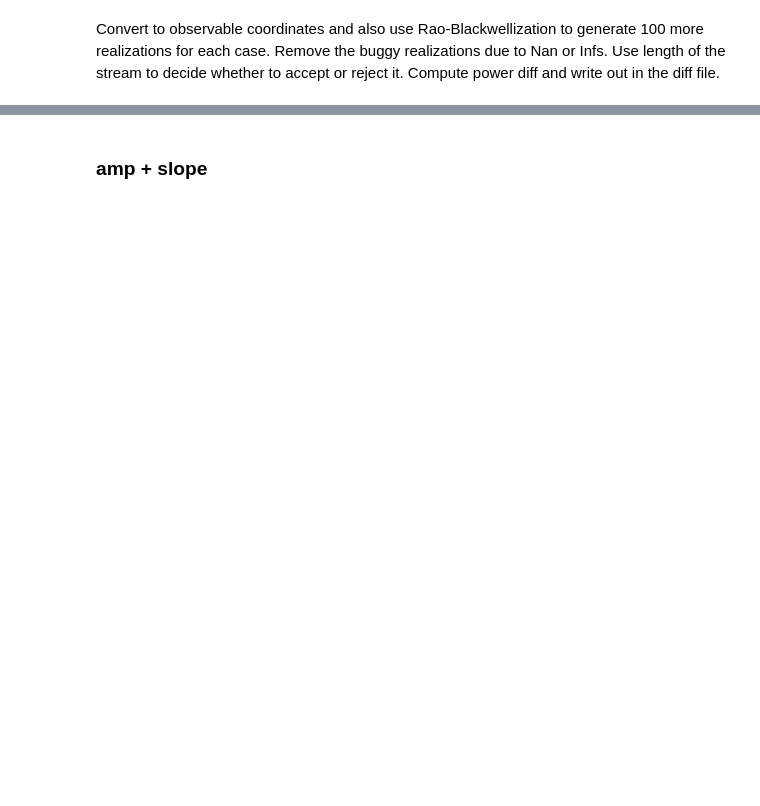
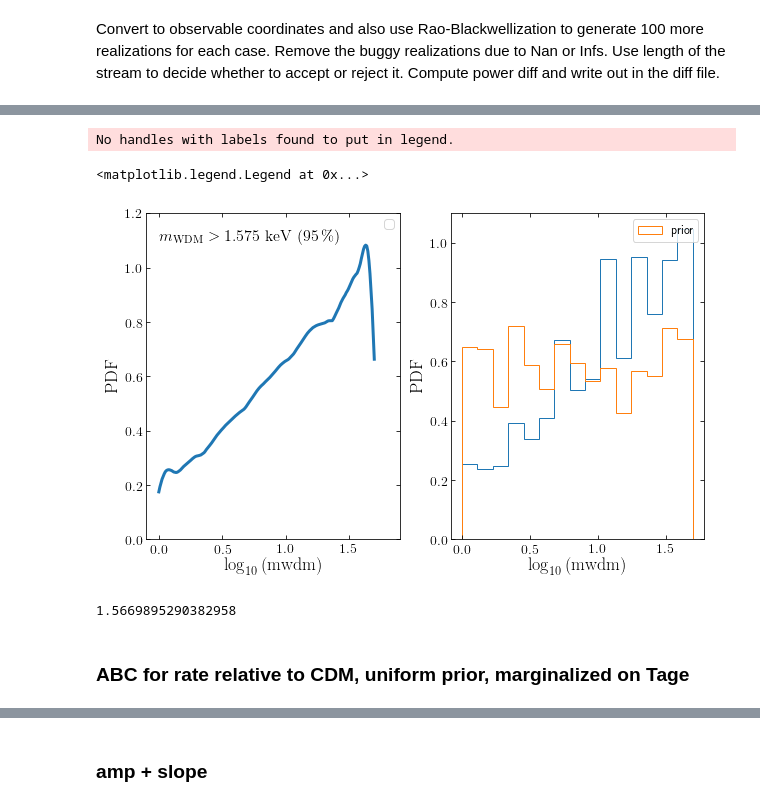
Before and after one commit to nbanik/Analyze_GD-1, a Jupyter notebook: ABC.ipynb, the cells around one changed output, grey strips where cells are left out. Cells and saved outputs as stored; diff of their text form; code cells hidden in the pictures; blank space fills up the shorter version.

```diff
--- a/ABC.ipynb
+++ b/ABC.ipynb
@@ -432,0 +845,29 @@ compute_power_diff(dir='dens_Omega/ABC_sims/',len_threshold=0.2,arm='trailing',b
+# %%
+bovy_plot.bovy_print(axes_labelsize=18.,xtick_labelsize=14.,ytick_labelsize=14.)
+figsize(10,6)
+cmap= cm.plasma
+subplot(1,2,1)
+plot_pdf(accepted_mwdm,dat_type='loguniform_mwdm',add_68peak_95up=False,add_95up=False,add_95low=True,kernel_width=0.8,label=r'',overplot=True)
+xlabel(r'$\log_{10}\left(\mathrm{mwdm}\right)$')
+ylabel(r'$\mathrm{PDF}$')
+xlim(-0.1,1.9)
+ylim(0.,1.2)
+
+subplot(1,2,2)
+plt.hist(accepted_mwdm,bins=15,density=True,histtype='step')
+plt.hist(mwdm_all,bins=15,density=True,histtype='step',label='prior')
+#plt.savefig('hist_lognormal1sigmarate_hist_prior_posterior.pdf')
+xlabel(r'$\log_{10}\left(\mathrm{mwdm}\right)$')
+ylabel(r'$\mathrm{PDF}$')
+legend(loc='upper right')
+#savefig("ABC_posterior_lognormal_1sigma rate_margTage.pdf")
+# %% [output]
+No handles with labels found to put in legend.
+<matplotlib.legend.Legend at 0x...>
+[figure, added]
+# %%
+print (10**(np.percentile(accepted_mwdm,q=5,interpolation='midpoint')))
+# %% [output]
+1.5669895290382958
+# %% [markdown]
+### ABC for rate relative to CDM, uniform prior, marginalized on Tage
```
Also changed, not shown: parts of 71 cells of this notebook, 1 other file.
